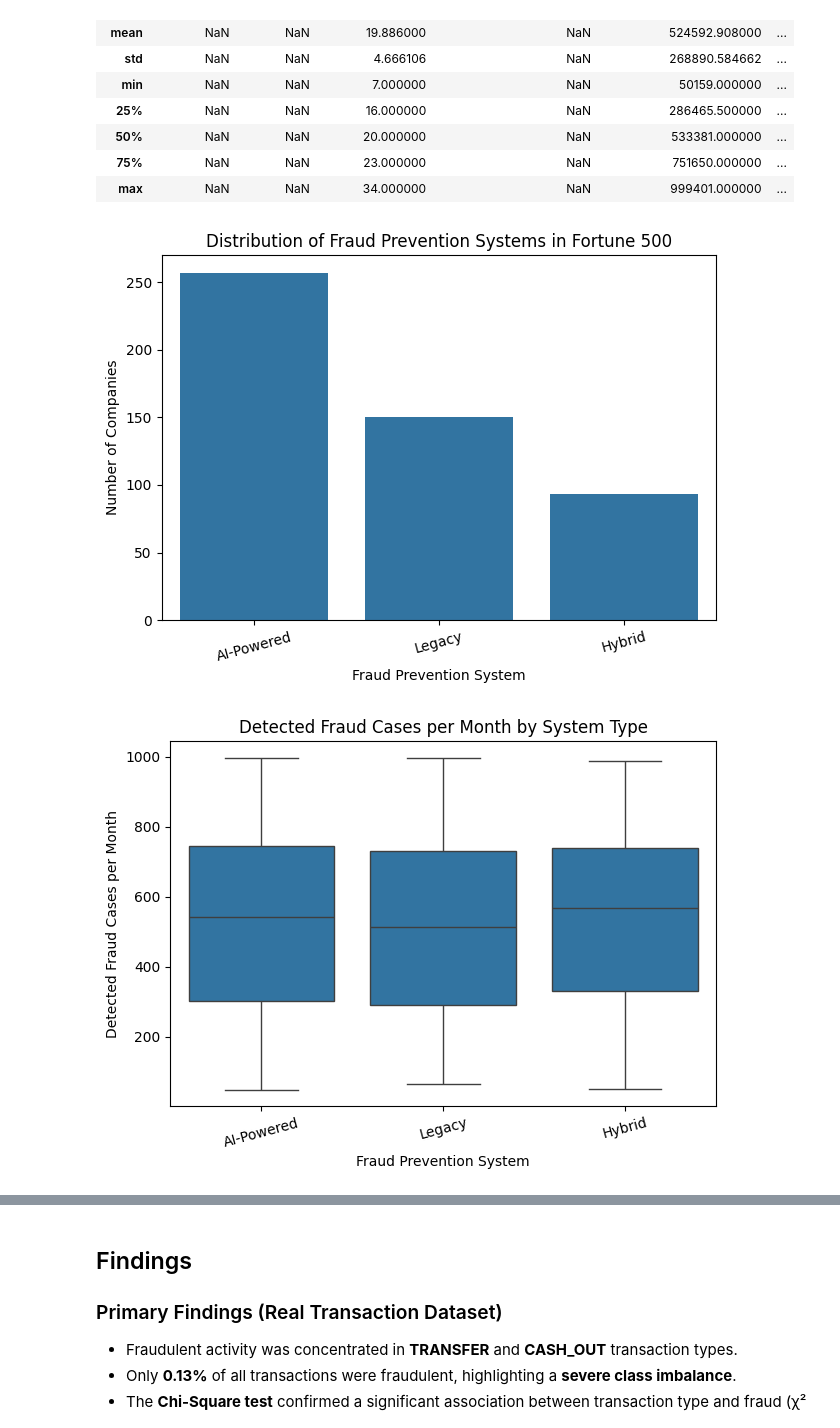
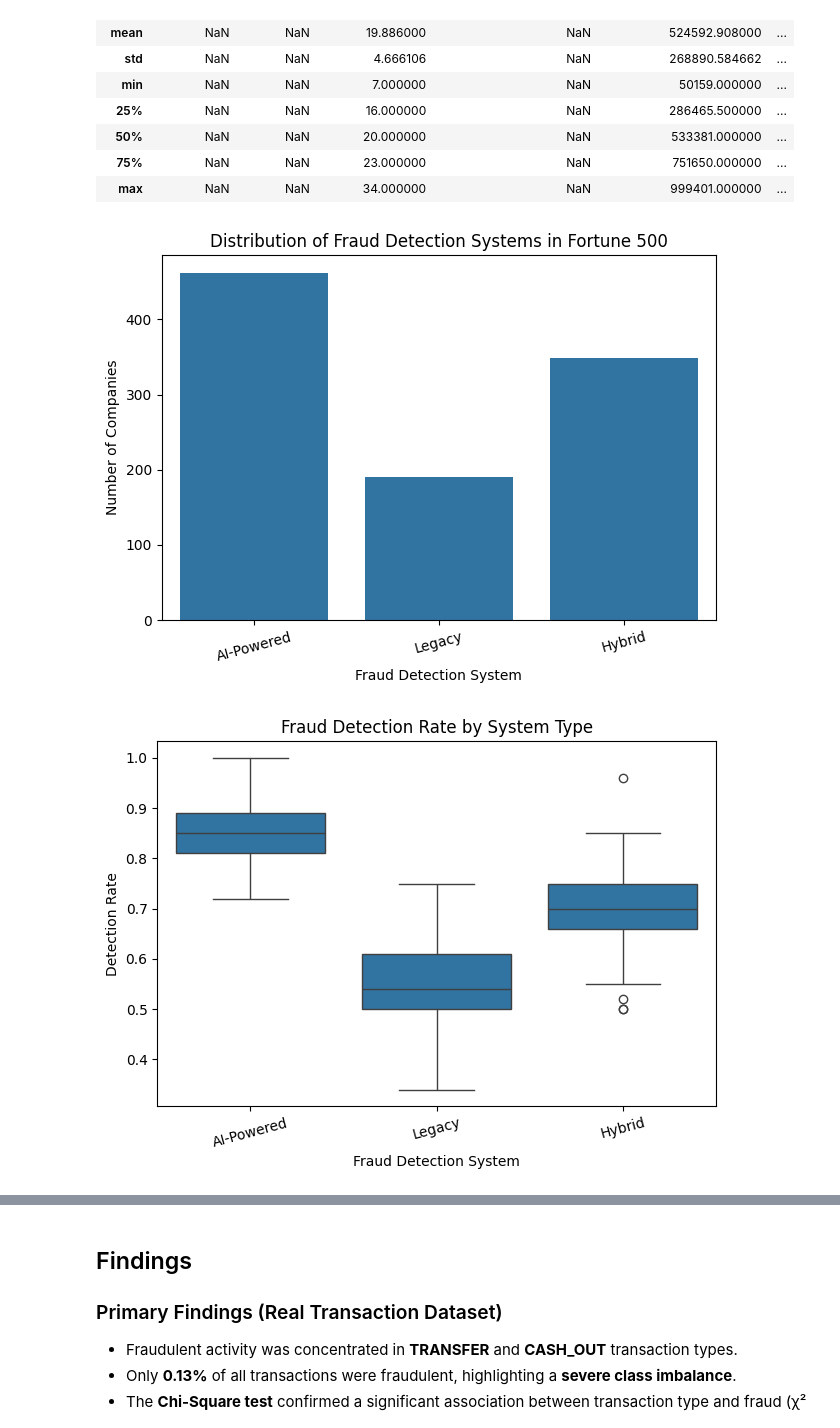
Before and after one commit to Swapnil2409/Financial-Fraud-Detection, a Jupyter notebook: Assignment-4/Fortune500_Fraud_Analysis.ipynb, the cells around one changed output, grey strips where cells are left out. Cells and saved outputs as stored; diff of their text form; code cells hidden in the pictures.

```diff
--- a/Assignment-4/Fortune500_Fraud_Analysis.ipynb
+++ b/Assignment-4/Fortune500_Fraud_Analysis.ipynb
@@ -8,6 +8,6 @@ import matplotlib.pyplot as plt
 import seaborn as sns
 # %%
 # Step 2: Load the dataset
-df = pd.read_csv('./data/Fortune500_Fraud_Analysis_Data.csv')
+df = pd.read_csv('./data/Fortune500_Fraud_Analysis_Updated.csv')
 df.head()
 # %% [output]
@@ -34,25 +34,31 @@ df.describe(include='all')
 | 75% | NaN | NaN | 23.000000 | NaN | 751650.000000 | ... |
 | max | NaN | NaN | 34.000000 | NaN | 999401.000000 | ... |
 # %%
+import seaborn as sns
+import matplotlib.pyplot as plt
+
 # Step 4: Visualization of fraud detection system distribution
-sns.countplot(data=df, x='Fraud_Prevention_System')
-plt.title('Distribution of Fraud Prevention Systems in Fortune 500')
-plt.xlabel('Fraud Prevention System')
+sns.countplot(data=df, x='Fraud_Detection_System')
+plt.title('Distribution of Fraud Detection Systems in Fortune 500')
+plt.xlabel('Fraud Detection System')
 plt.ylabel('Number of Companies')
 plt.xticks(rotation=15)
 plt.tight_layout()
 plt.show()
 # %% [output]
-[figure, old version]
+[figure, new version]
 # %%
-# Step 5: Compare average fraud cases by fraud prevention system
-sns.boxplot(data=df, x='Fraud_Prevention_System', y='Detected_Fraud_Cases_Per_Month')
-plt.title('Detected Fraud Cases per Month by System Type')
-plt.xlabel('Fraud Prevention System')
-plt.ylabel('Detected Fraud Cases per Month')
+import seaborn as sns
+import matplotlib.pyplot as plt
+
+# Step 5: Compare average fraud detection rate by system type
+sns.boxplot(data=df, x='Fraud_Detection_System', y='Fraud_Detection_Rate')
+plt.title('Fraud Detection Rate by System Type')
+plt.xlabel('Fraud Detection System')
+plt.ylabel('Detection Rate')
 plt.xticks(rotation=15)
 plt.tight_layout()
 plt.show()
 # %% [output]
-[figure, old version]
+[figure, new version]
 # %%
```
Also changed, not shown: parts of 2 cells of this notebook, 3 other files.
